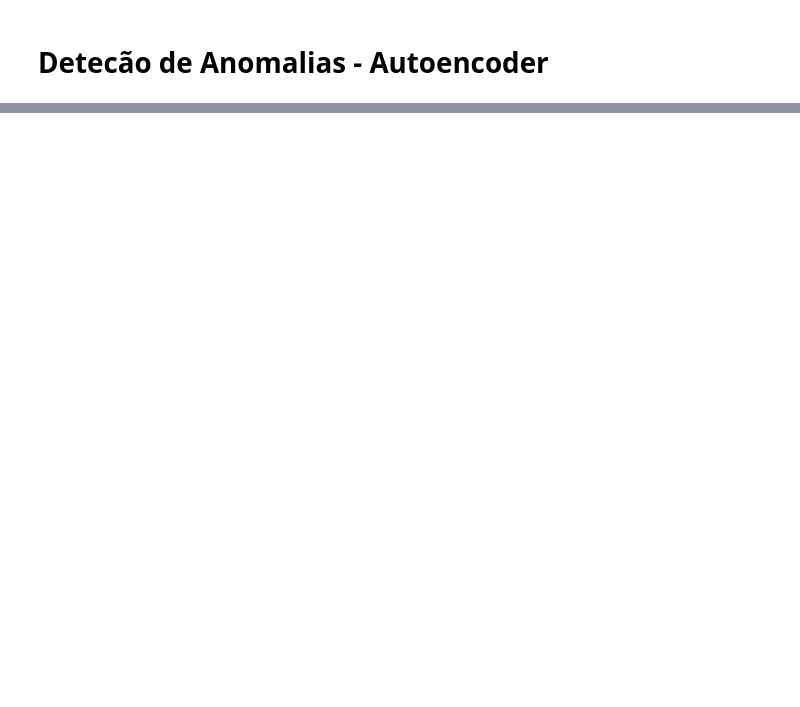
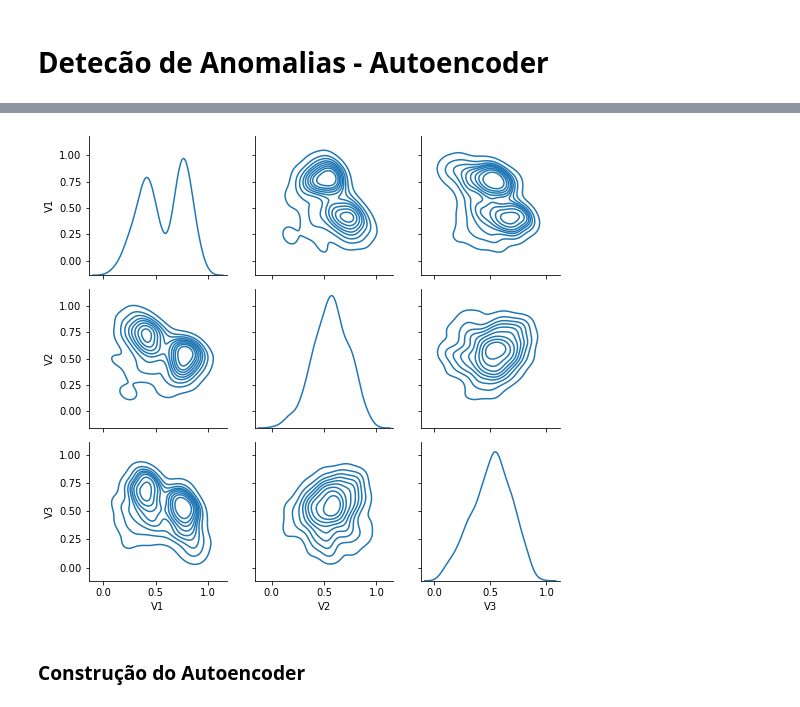
Before and after one commit to aulas-e-palestras/tcu-autoencoder, a Jupyter notebook: autoencoder.ipynb, the cells around one changed output, grey strips where cells are left out. Saved outputs shown, nothing was run; the diff lists cells and outputs as text; code cells hidden in the pictures; blank space fills up the shorter version.

```diff
--- a/autoencoder.ipynb
+++ b/autoencoder.ipynb
@@ -103,0 +196,3 @@ coreClock: 1.228GHz coreCount: 22 deviceMemorySize: 5.93GiB deviceMemoryBandwidt
+# %%
+x_train_scaled = pipe.transform(x_train)
+x_val_scaled   = pipe.transform(x_val)
@@ -103,0 +206,9 @@ coreClock: 1.228GHz coreCount: 22 deviceMemorySize: 5.93GiB deviceMemoryBandwidt
+# %%
+g = sns.PairGrid(pd.DataFrame(x_train_scaled,columns=x_train.columns).iloc[:,:3].sample(600, random_state=RANDOM_SEED))
+plt.subplots_adjust(top=0.9)
+g.map_diag(sns.kdeplot)
+g.map_offdiag(sns.kdeplot);
+# %% [output]
+[figure, added]
+# %% [markdown]
+### Construção do Autoencoder
```
Also changed, not shown: parts of 59 cells of this notebook, 5 other files.
